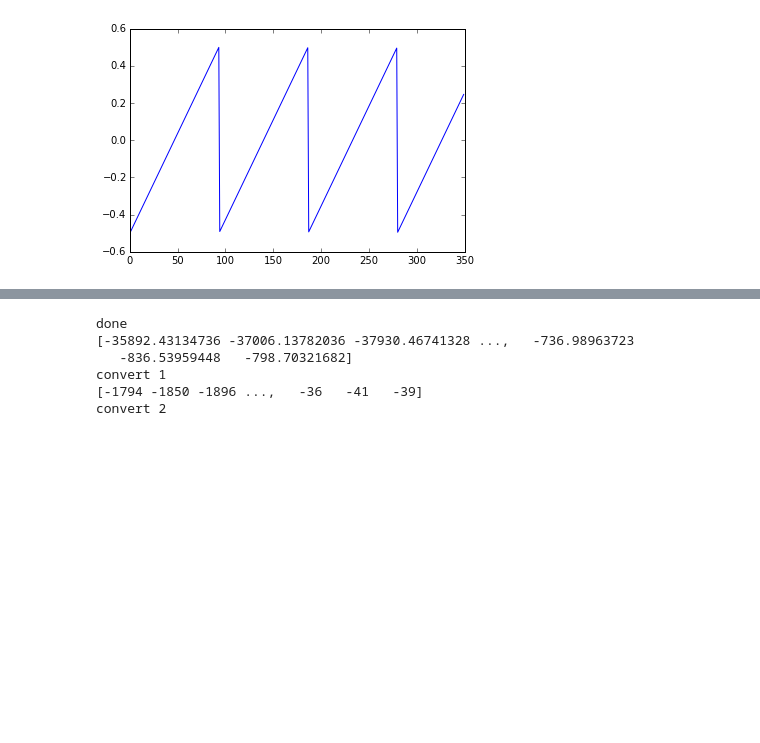
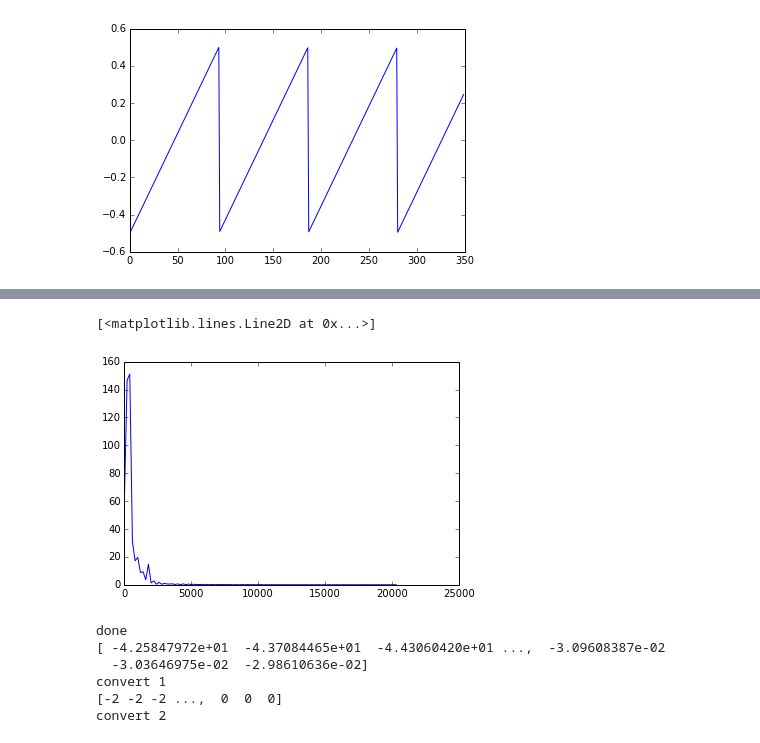
Before and after one commit to jabb1123/Vocoder_project-SigSys, a Jupyter notebook: code/Audio_vocoder.ipynb, the cells around one changed output, grey strips where cells are left out. Saved outputs shown, nothing was run; the diff lists cells and outputs as text; code cells hidden in the pictures; blank space fills up the shorter version.

```diff
--- a/code/Audio_vocoder.ipynb
+++ b/code/Audio_vocoder.ipynb
@@ -195,16 +211,16 @@ plt.plot(freq*10000, -x.real)
 # %%
 frames= RATE
 for i in range(len(vSeg)):
-    x = np.fft.fft(vSeg[i])
-    y = np.fft.fft(Seg[i].ys)
-    hs =(np.absolute(x)*np.absolute(y))
+    x = np.fft.rfft(vSeg[i])
+    y = np.fft.rfft(Seg[i].ys)
+    hs =(np.absolute(x/5000)*np.absolute(y))*(np.cos(np.angle(y))+(np.sin(np.angle(y))*1j))
     if i == 0:
-        voc_s =(np.fft.ifft(hs))
+        voc_s =(np.fft.irfft(hs))
 
     elif i==100 :
         v1 = hs
     else:
-         voc_s = np.concatenate((voc_s, np.fft.ifft(hs)))
+         voc_s = np.concatenate((voc_s, np.fft.irfft(hs)))
 
 buf = np.zeros((len(voc_s), 2), dtype = np.int16)
 
@@ -222,10 +230,22 @@ plt.plot(freq*10000, v1.real)
+# %%
+n = len(v1)
+if n%2 == 0:
+    max_freq = RATE/2.0
+else:
+    max_freq = RATE/2.0 * (n-1) / n
+xs = np.linspace(0, max_freq, n)
+ys = np.absolute(v1)
+plt.plot(xs, ys)
+# %% [output]
+[<matplotlib.lines.Line2D at 0x...>]
+[figure, added]
 # %%
 #voc_s.normalize()
 
 dataout = np.array(voc_s*.05, dtype='int16') #undo the *2 that was done at reading
 chunkout = struct.pack("%dh"%(len(dataout)), *list(dataout)) #convert back to 16-bit data
 vcs = pygame.sndarray.make_sound(buf)
-pygame.mixer.Sound(vcs).play()
+pygame.mixer.Sound(chunkout).play()
 
 print "done"
 print ((voc_s))
@@ -235,8 +255,8 @@ print "convert 2"
 D = len(chunkout)/float(RATE)
 # %% [output]
 done
-[-35892.43134736 -37006.13782036 -37930.46741328 ...,   -736.98963723
-   -836.53959448   -798.70321682]
+[ -4.25847972e+01  -4.37084465e+01  -4.43060420e+01 ...,  -3.09608387e-02
+  -3.03646975e-02  -2.98610636e-02]
 convert 1
-[-1794 -1850 -1896 ...,   -36   -41   -39]
+[-2 -2 -2 ...,  0  0  0]
 convert 2
```
Also changed, not shown: parts of 16 cells of this notebook, 1 other file.
